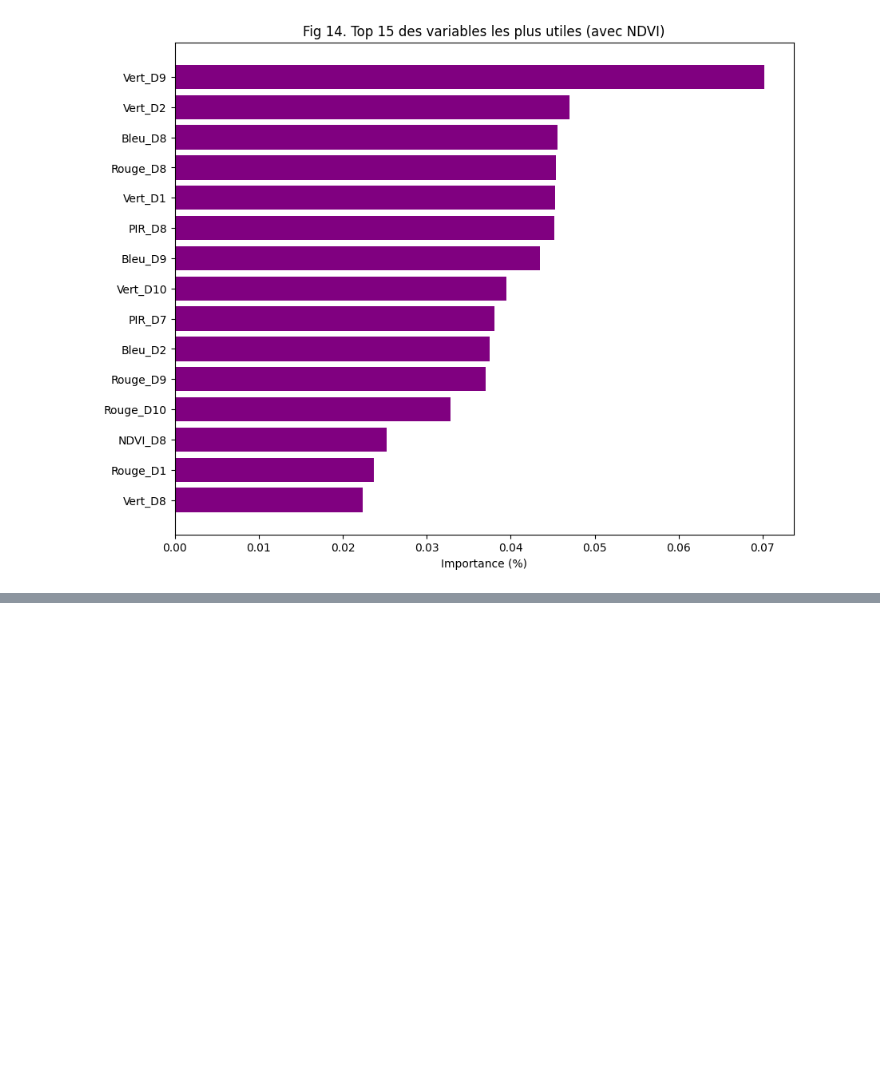
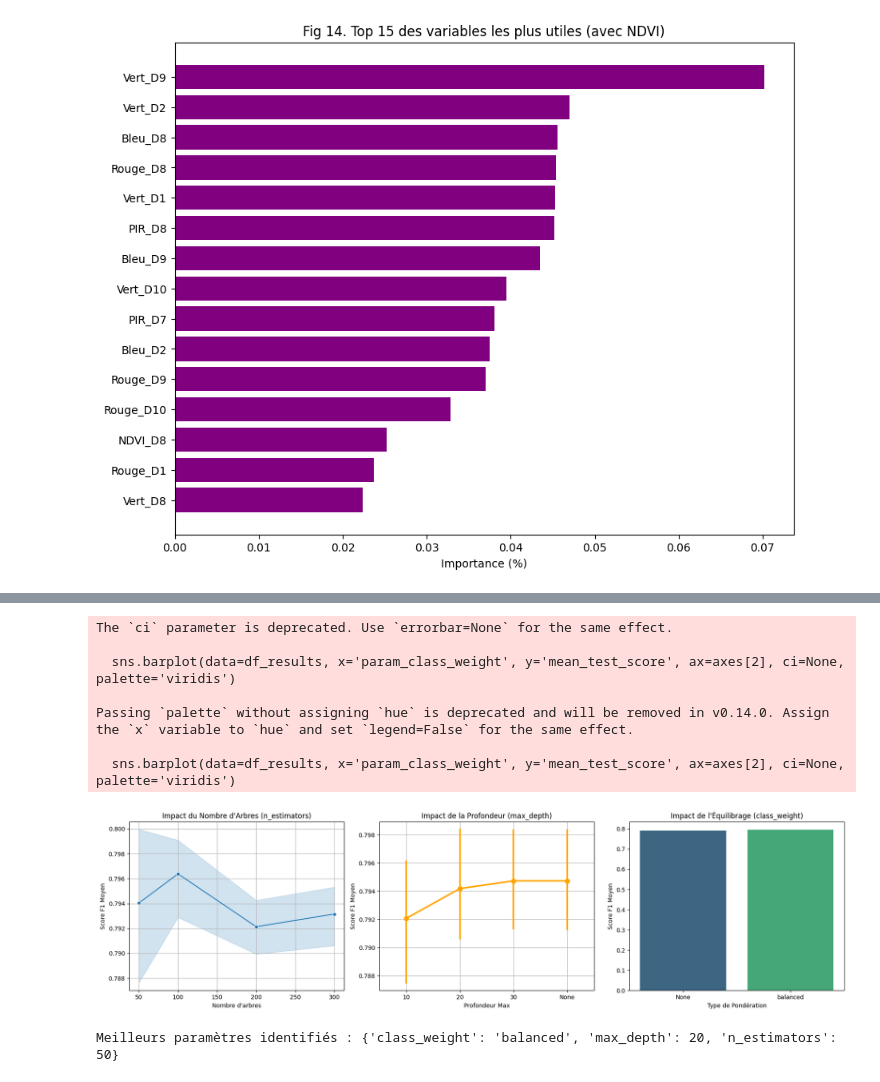
Before and after one commit to Matteolng/projet_teledec, a Jupyter notebook: notebook/notebook_teledec.ipynb, the cells around one changed output, grey strips where cells are left out. Saved outputs shown, nothing was run; the diff lists cells and outputs as text; code cells hidden in the pictures; blank space fills up the shorter version.

```diff
--- a/notebook/notebook_teledec.ipynb
+++ b/notebook/notebook_teledec.ipynb
@@ -1112,0 +1349,57 @@ Passing `palette` without assigning `hue` is deprecated and will be removed in v
+# %%
+import pandas as pd
+import matplotlib.pyplot as plt
+import seaborn as sns
+
+# 1. On récupère les résultats du GridSearch (supposant que grid_search.fit est déjà fini)
+df_results = pd.DataFrame(grid_search.cv_results_)
+
+# ==============================================================================
+# CORRECTION DU BUG ICI
+# ==============================================================================
+# On convertit explicitement les colonnes en chaîne de caractères (str)
+# pour que Seaborn ne cherche pas à faire des maths avec "None".
+df_results['param_max_depth'] = df_results['param_max_depth'].fillna('None').astype(str)
+df_results['param_class_weight'] = df_results['param_class_weight'].fillna('None').astype(str)
+# ==============================================================================
+
+# 2. PLOTS DE COMPARAISON (Un par hyperparamètre)
+fig, axes = plt.subplots(1, 3, figsize=(18, 5))
+
+# --- GRAPHIQUE 1 : Impact de n_estimators ---
+# Celui-ci est purement numérique, pas de soucis
+sns.lineplot(data=df_results, x='param_n_estimators', y='mean_test_score', marker='o', ax=axes[0])
+axes[0].set_title("Impact du Nombre d'Arbres (n_estimators)")
+axes[0].set_xlabel("Nombre d'arbres")
+axes[0].set_ylabel("Score F1 Moyen")
+axes[0].grid(True)
+
+# --- GRAPHIQUE 2 : Impact de max_depth (CORRIGÉ) ---
+# Maintenant que c'est du texte, on utilise pointplot ou lineplot (pointplot gère mieux les catégories)
+sns.pointplot(data=df_results, x='param_max_depth', y='mean_test_score', ax=axes[1], color='orange')
+axes[1].set_title("Impact de la Profondeur (max_depth)")
+axes[1].set_xlabel("Profondeur Max")
+axes[1].set_ylabel("Score F1 Moyen")
+axes[1].grid(True)
+
+# --- GRAPHIQUE 3 : Impact de class_weight (CORRIGÉ) ---
+sns.barplot(data=df_results, x='param_class_weight', y='mean_test_score', ax=axes[2], ci=None, palette='viridis')
+axes[2].set_title("Impact de l'Équilibrage (class_weight)")
+axes[2].set_xlabel("Type de Pondération")
+axes[2].set_ylabel("Score F1 Moyen")
+
+plt.tight_layout()
+plt.show()
+
+# 3. Récapitulatif texte pour ton rapport
+print(f"Meilleurs paramètres identifiés : {grid_search.best_params_}")
+# %% [output]
+The `ci` parameter is deprecated. Use `errorbar=None` for the same effect.
+
+  sns.barplot(data=df_results, x='param_class_weight', y='mean_test_score', ax=axes[2], ci=None, palette='viridis')
+
+Passing `palette` without assigning `hue` is deprecated and will be removed in v0.14.0. Assign the `x` variable to `hue` and set `legend=False` for the same effect.
+
+  sns.barplot(data=df_results, x='param_class_weight', y='mean_test_score', ax=axes[2], ci=None, palette='viridis')
+[figure, added]
+Meilleurs paramètres identifiés : {'class_weight': 'balanced', 'max_depth': 20, 'n_estimators': 50}
```
Also changed, not shown: parts of 4 cells of this notebook.
